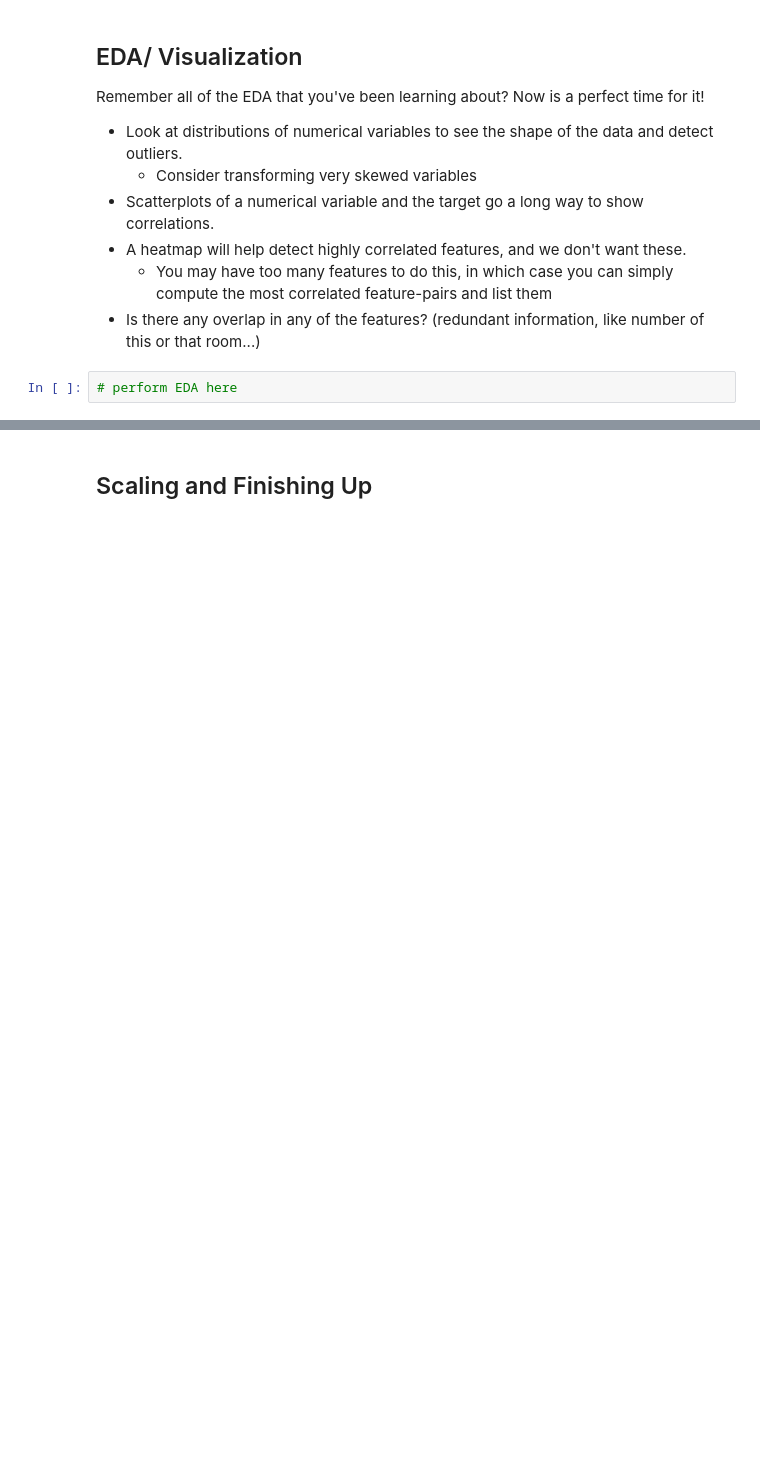
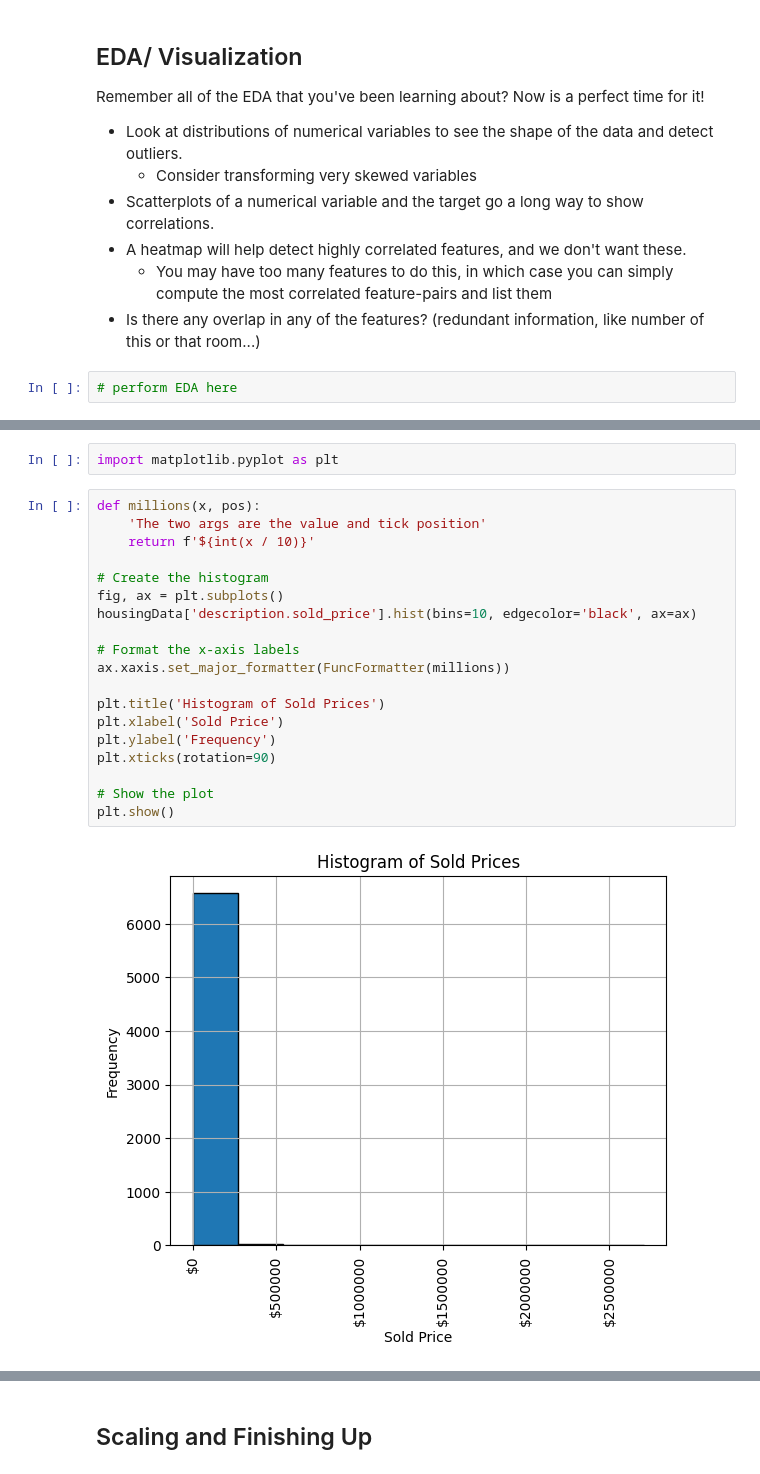
Before and after one commit to TangKenneth25/LHL-Feb19-MidtermProject, a Jupyter notebook: notebooks/1 - EDA.ipynb, the cells around one changed output, grey strips where cells are left out. Drawn from its saved outputs; the diff is of its cells as text; blank space fills up the shorter version.

```diff
--- a/notebooks/1 - EDA.ipynb
+++ b/notebooks/1 - EDA.ipynb
@@ -926,0 +935,23 @@ NameError: name 'numerical_cols' is not defined
+# %%
+import matplotlib.pyplot as plt
+# %%
+def millions(x, pos):
+    'The two args are the value and tick position'
+    return f'${int(x / 10)}'
+
+# Create the histogram
+fig, ax = plt.subplots()
+housingData['description.sold_price'].hist(bins=10, edgecolor='black', ax=ax)
+
+# Format the x-axis labels
+ax.xaxis.set_major_formatter(FuncFormatter(millions))
+
+plt.title('Histogram of Sold Prices')
+plt.xlabel('Sold Price')
+plt.ylabel('Frequency')
+plt.xticks(rotation=90)
+
+# Show the plot
+plt.show()
+# %% [output]
+[figure, added]
```
Also changed, not shown: parts of 15 cells of this notebook.
